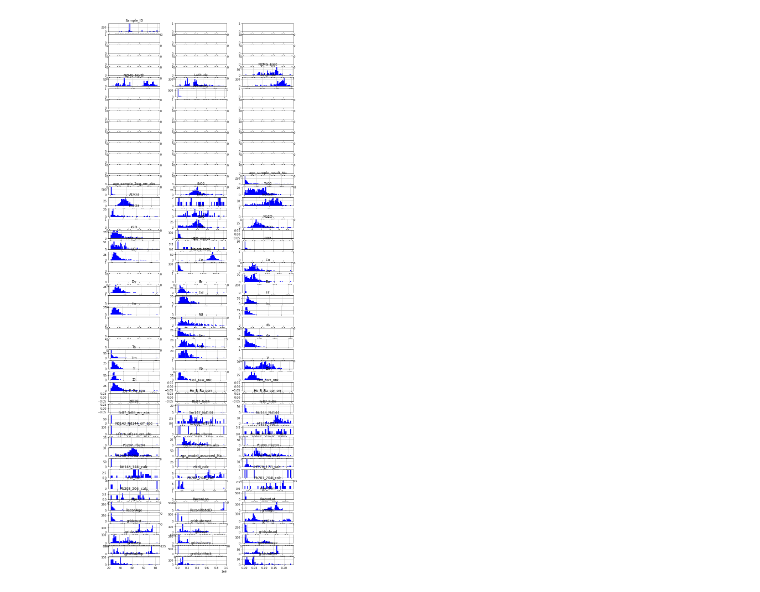
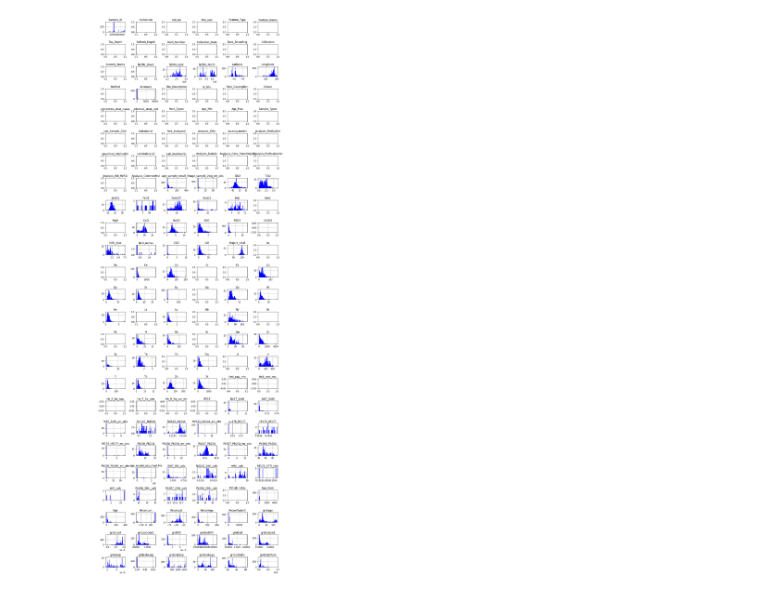
Before and after one commit to Sydney-Informatics-Hub/carbon-volcanics, a Jupyter notebook: VolcanoExplorer.ipynb, the cells around one changed output. Drawn from its saved outputs; the diff is of its cells as text; code cells hidden in the pictures.

Commit message:
cleaned notebooks and final result images

```diff
--- a/VolcanoExplorer.ipynb
+++ b/VolcanoExplorer.ipynb
@@ -69,27 +66,28 @@ dfneg=pd.read_csv("petlab_withgrids_neg_loc.csv")
 df.replace(to_replace=0.0, value=np.nan, inplace=True)
 dfneg.replace(to_replace=0.0, value=np.nan, inplace=True)
 # %%
-#Plot histograms of all the 'slab juices'
-#These plots give an idea for the spread of values for each of the volcanic products.
+#Plot histograms of all the 'slab juices'/geochemisty
+#These plots give an idea for the spread of values for each of the volcanic products and input grids.
 #You may be able to see obvious distributions and make informed decisions for how to create target
 # sets for ML (e.g. a bionomial distribution would suggest there are 2 "types" of volcanic events)
 
-fig, axes = plt.subplots(len(df.columns)//3, 3, figsize=(12, 36))
+fig, axes = plt.subplots(len(df.columns)//6, 6, figsize=(12, 36))
 
 i = 0
 for triaxis in axes:
     for axis in triaxis:
         try:
             #dfneg.hist(column = dfneg.columns[i], bins = 50, ax=axis,color='r')
             df.hist(column = df.columns[i], bins = 50, ax=axis,color='b')
             #print(i, df.columns[i], df[df.columns[i]].count() )
         except:
-            pass
+            axis.set_title(df.columns[i])
             #print(df.columns[i], "not floats")
 
         i = i+1
     #print("done axis")
 #print("done")
+fig.tight_layout()
 plt.show()
 # %% [output]
-[figure, old version]
+[figure, new version]
```
Also changed, not shown: parts of 14 cells of this notebook, 7 other files.
